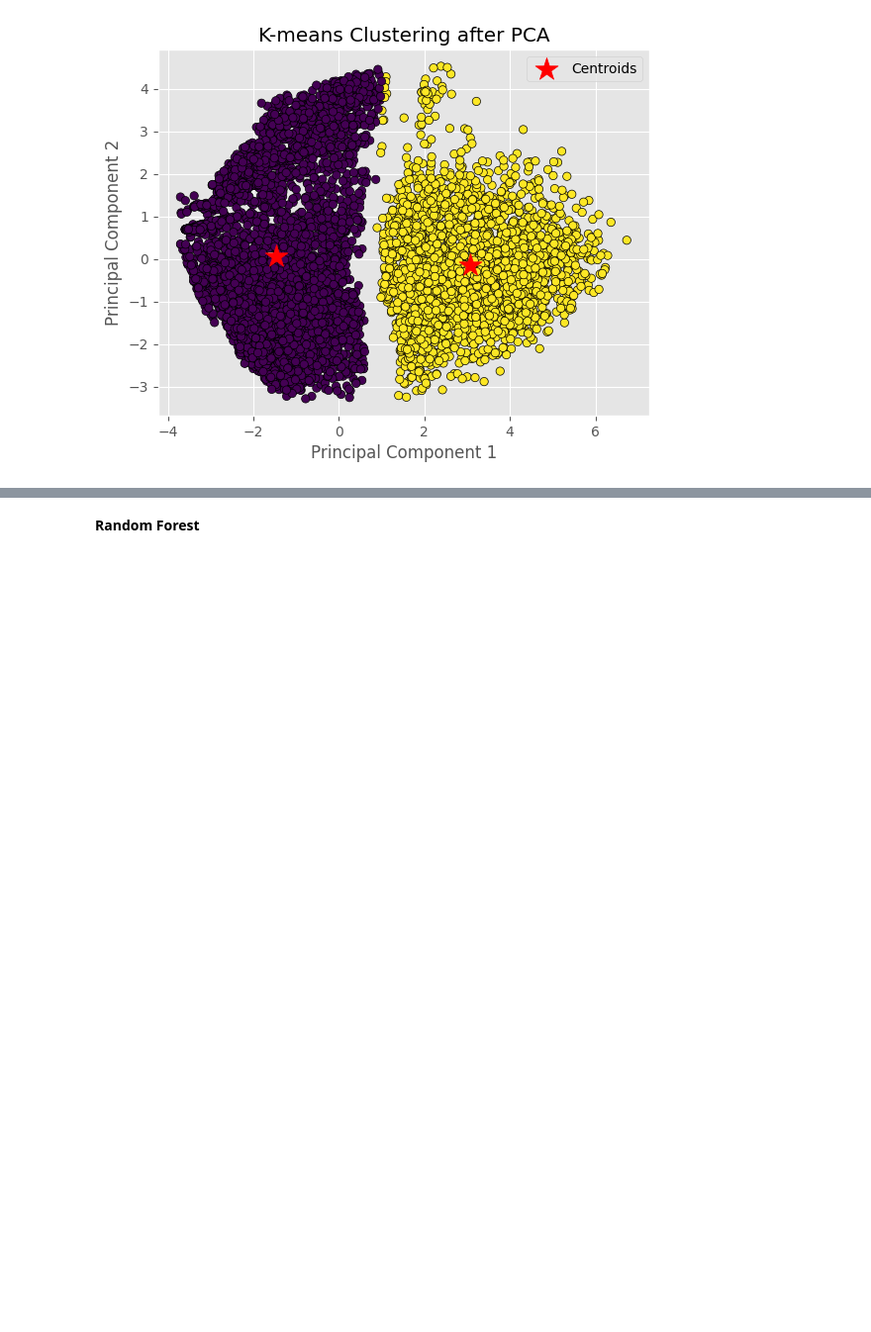
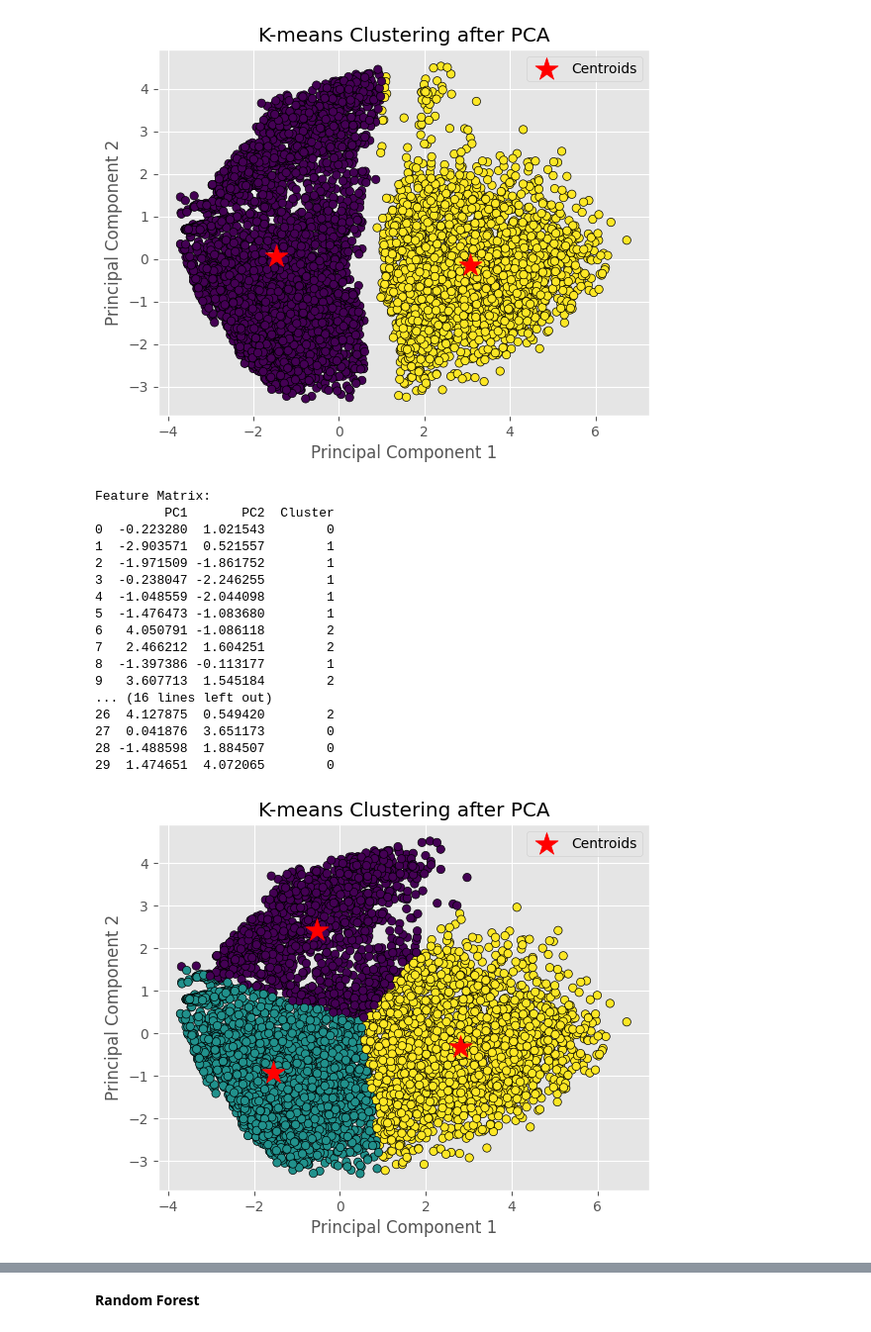
Before and after one commit to oneeyed-yggdrasil/CustomerSatisfaction, a Jupyter notebook: cc_new_01.ipynb, the cells around one changed output, grey strips where cells are left out. Shown at 99% size. Saved outputs shown, nothing was run; the diff lists cells and outputs as text; code cells hidden in the pictures; blank space fills up the shorter version.

```diff
--- a/cc_new_01.ipynb
+++ b/cc_new_01.ipynb
@@ -1262,3 +1265,65 @@ plt.legend()
 plt.show()
 # %% [output]
 [figure]
+# %%
+import pandas as pd
+import matplotlib.pyplot as plt
+from sklearn.cluster import KMeans
+from sklearn.preprocessing import StandardScaler
+from sklearn.decomposition import PCA
+
+# Assuming you have 'data_new' and 'target' already defined
+
+# Standardize the data
+sta = StandardScaler()
+x_km = sta.fit_transform(data_new)
+
+# Apply PCA for dimensionality reduction
+pca = PCA(n_components=2)  # Reducing to 2 principal components for visualization
+x_pca = pca.fit_transform(x_km)
+
+# Step 3: Form a Feature Matrix
+feature_matrix = pd.DataFrame(x_pca[:, :2], columns=['PC1', 'PC2'])
+
+# Step 4: K-means Clustering
+kmeans = KMeans(n_clusters=3, random_state=42)
+labels = kmeans.fit_predict(feature_matrix)
+
+# Use KMeans to cluster the PCA-transformed data
+#kmeans = KMeans(n_clusters=2, random_state=42)  # You can choose the number of clusters you want
+#kmeans.fit(x_pca)
+
+# Append cluster labels to the feature matrix
+feature_matrix['Cluster'] = labels
+
+# Display the feature matrix
+print("Feature Matrix:")
+print(feature_matrix.head(30))
+
+# Visualize the clusters after PCA
+plt.scatter(x_pca[:, 0], x_pca[:, 1], c=kmeans.labels_, cmap='viridis', edgecolor='k')
+plt.scatter(kmeans.cluster_centers_[:, 0], kmeans.cluster_centers_[:, 1], s=300, c='red', marker='*', label='Centroids')
+plt.title('K-means Clustering after PCA')
+plt.xlabel('Principal Component 1')
+plt.ylabel('Principal Component 2')
+plt.legend()
+plt.show()
+# %% [output]
+Feature Matrix:
+         PC1       PC2  Cluster
+0  -0.223280  1.021543        0
+1  -2.903571  0.521557        1
+2  -1.971509 -1.861752        1
+3  -0.238047 -2.246255        1
+4  -1.048559 -2.044098        1
+5  -1.476473 -1.083680        1
+6   4.050791 -1.086118        2
+7   2.466212  1.604251        2
+8  -1.397386 -0.113177        1
+9   3.607713  1.545184        2
+... (16 lines left out)
+26  4.127875  0.549420        2
+27  0.041876  3.651173        0
+28 -1.488598  1.884507        0
+29  1.474651  4.072065        0
+[figure, added]
```
Also changed, not shown: parts of 3 cells of this notebook.
